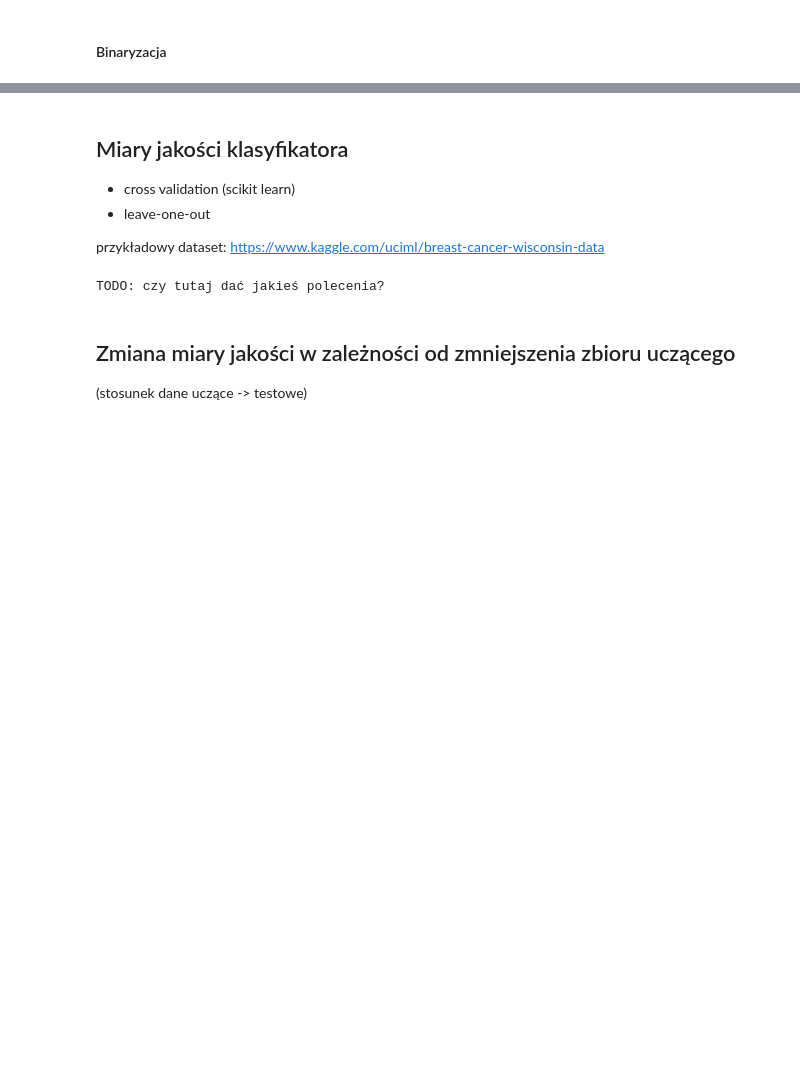
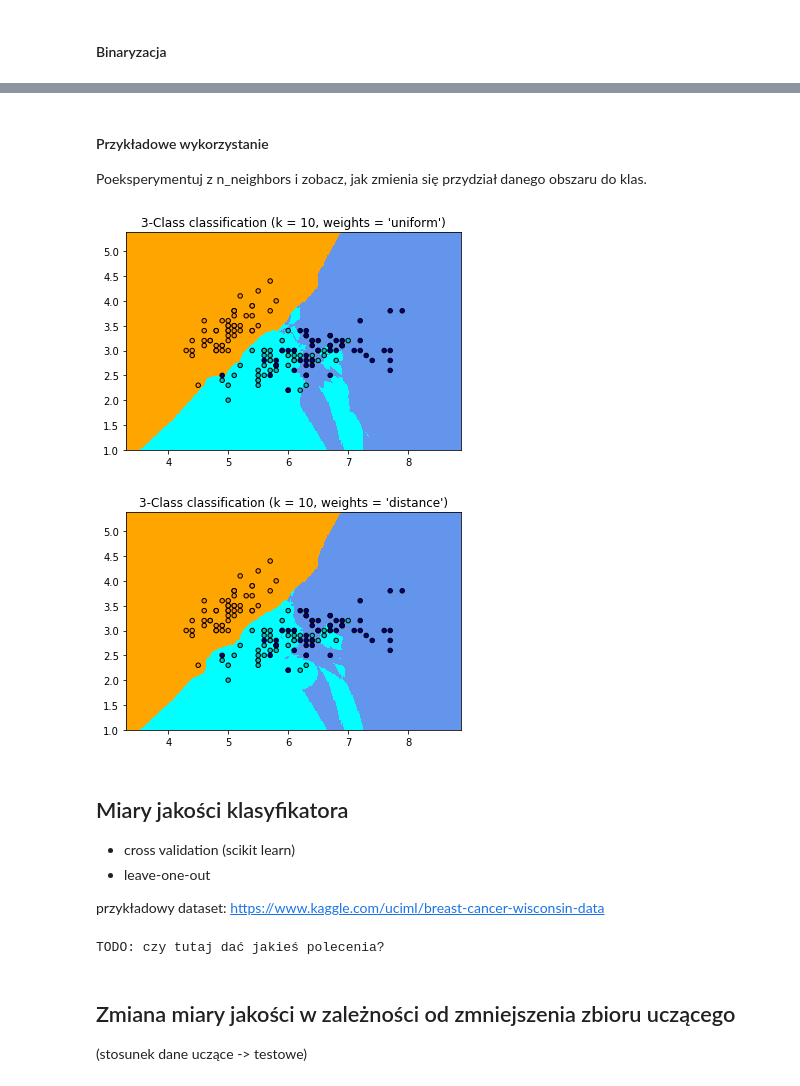
Before and after one commit to Vetchu/AGH-ML-Tutorial-1, a Jupyter notebook: Cwiczenie1.ipynb, the cells around one changed output, grey strips where cells are left out. Drawn from its saved outputs; the diff is of its cells as text; code cells hidden in the pictures; blank space fills up the shorter version.

```diff
--- a/Cwiczenie1.ipynb
+++ b/Cwiczenie1.ipynb
@@ -366,3 +227,56 @@ TODO: przykładowe wywołania poleceń
+# %% [markdown]
+#### Przykładowe wykorzystanie
+
+Poeksperymentuj z n_neighbors i zobacz, jak zmienia się przydział danego obszaru do klas.
+# %%
+import numpy as np
+import matplotlib.pyplot as plt
+from matplotlib.colors import ListedColormap
+from sklearn import neighbors, datasets
+
+n_neighbors = 10
+
+# importujemy przykładowy zbiór danych
+iris = datasets.load_iris()
+
+# bierzemy tylko 2 pierwsze wymiary z danych (żeby łatwo wizualizować)
+X = iris.data[:, :2]
+y = iris.target
+
+h = .02  # jak duży rozmiar obszarów rozważanych
+
+# mapy kolorków do wyświetlania
+cmap_light = ListedColormap(['orange', 'cyan', 'cornflowerblue'])
+cmap_bold = ListedColormap(['darkorange', 'c', 'darkblue'])
+
+for weights in ['uniform', 'distance']:
+    # Używamy klasyfikatora i fitujemy dane
+    clf = neighbors.KNeighborsClassifier(n_neighbors, weights=weights)
+    clf.fit(X, y)
+
+    x_min, x_max = X[:, 0].min() - 1, X[:, 0].max() + 1
+    y_min, y_max = X[:, 1].min() - 1, X[:, 1].max() + 1
+    xx, yy = np.meshgrid(np.arange(x_min, x_max, h),
+                         np.arange(y_min, y_max, h))
+    Z = clf.predict(np.c_[xx.ravel(), yy.ravel()])
+
+    # Rezultat dodajemy do mapy
+    Z = Z.reshape(xx.shape)
+    plt.figure()
+    plt.pcolormesh(xx, yy, Z, cmap=cmap_light)
+
+    # Rysujemy też punkty danych
+    plt.scatter(X[:, 0], X[:, 1], c=y, cmap=cmap_bold,
+                edgecolor='k', s=20)
+    plt.xlim(xx.min(), xx.max())
+    plt.ylim(yy.min(), yy.max())
+    plt.title("3-Class classification (k = %i, weights = '%s')"
+              % (n_neighbors, weights))
+
+plt.show()
+# %% [output]
+[figure, added]
+[figure, added]
 # %% [markdown]
 ## Miary jakości klasyfikatora
 
```
Also changed, not shown: parts of 23 cells of this notebook, 2 other files.
